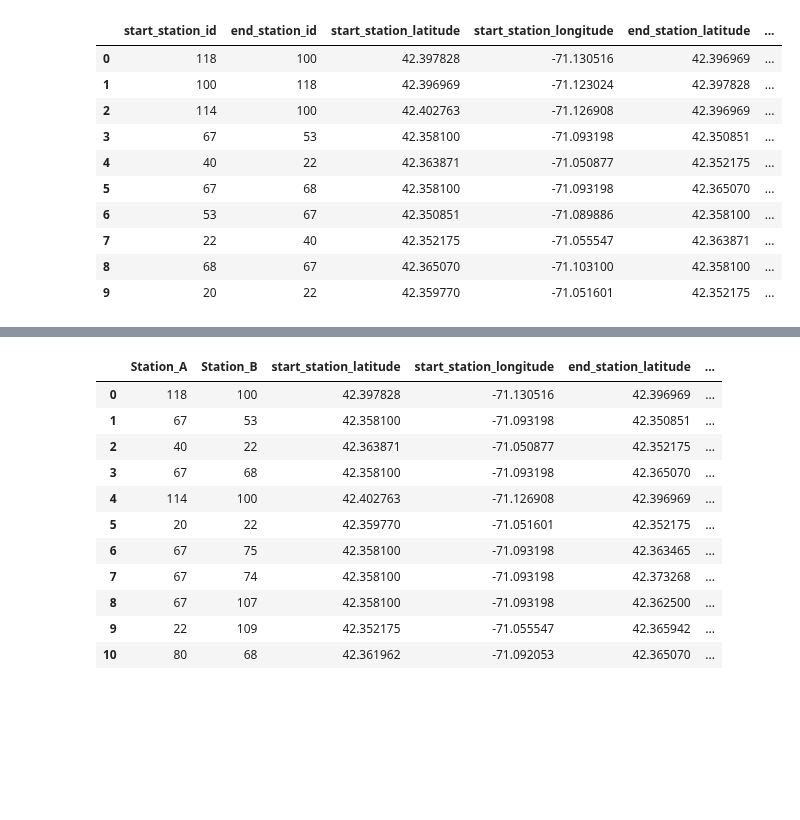
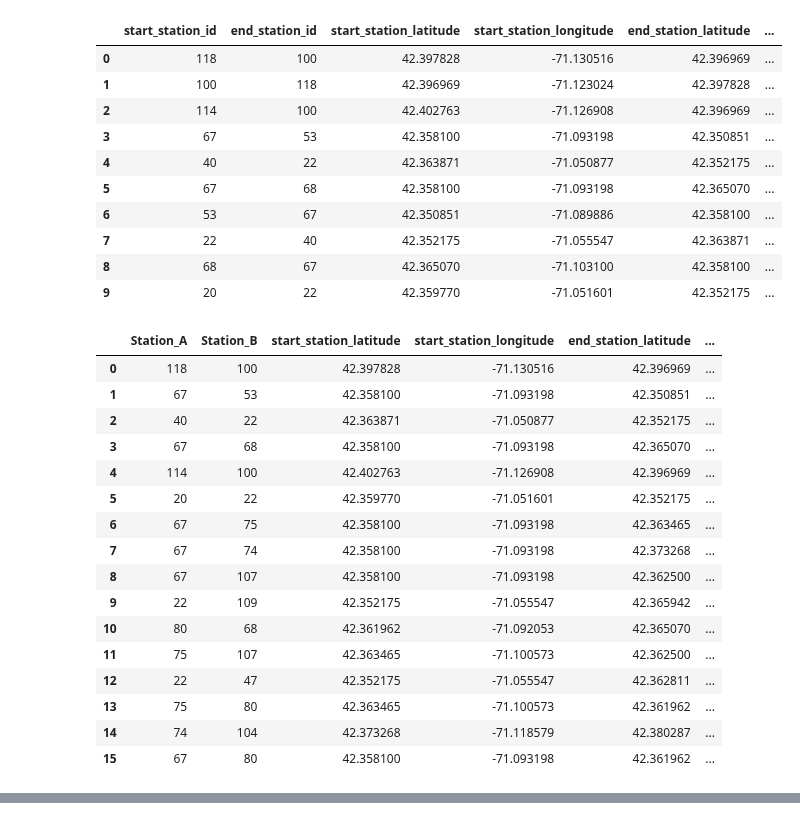
Before and after one commit to RavenRudi/AA_Group16, a Jupyter notebook: data_exploration.ipynb, the cells around one changed output, grey strips where cells are left out. Cells and saved outputs as stored; diff of their text form; code cells hidden in the pictures; blank space fills up the shorter version.

```diff
--- a/data_exploration.ipynb
+++ b/data_exploration.ipynb
@@ -375,4 +378,40 @@ df_trips.head(10)
 | 7 | 22 | 40 | 42.352175 | -71.055547 | 42.363871 | ... |
 | 8 | 68 | 67 | 42.365070 | -71.103100 | 42.358100 | ... |
 | 9 | 20 | 22 | 42.359770 | -71.051601 | 42.352175 | ... |
+# %%
+df_top_trips = df_trips.head(47).copy() #most common trips ignoring direction of trip, filter is 47 as we only use values above 1000
+
+for j in range(0, len(df_top_trips)):
+    if j < len(df_top_trips):
+        for i in range (0, len(df_top_trips)):
+            if i < len(df_top_trips):
+                if df_top_trips.at[j,'start_station_id'] == df_top_trips.at[i, 'end_station_id'] and df_top_trips.at[i,'start_station_id'] == df_top_trips.at[j, 'end_station_id']:
+                    df_top_trips.at[j, 'count_trips'] = df_top_trips.at[i, 'count_trips'] + df_top_trips.at[j, 'count_trips']
+                    df_top_trips = df_top_trips.drop(i)
+                df_top_trips.index = range(0, len(df_top_trips))
+
+
+df_top_trips = df_top_trips.sort_values('count_trips', ascending = False)
+df_top_trips.index = range(0, len(df_top_trips))
+df_top_trips = df_top_trips.rename(columns = {'start_station_id' : 'Station_A', 'end_station_id' : 'Station_B'})
+df_top_trips= df_top_trips.head(16) #huge drop off from above 2000 to 1300 total trips from 16 to 17
+df_top_trips
+# %% [output]
+|  | Station_A | Station_B | start_station_latitude | start_station_longitude | end_station_latitude | ... |
+| 0 | 118 | 100 | 42.397828 | -71.130516 | 42.396969 | ... |
+| 1 | 67 | 53 | 42.358100 | -71.093198 | 42.350851 | ... |
+| 2 | 40 | 22 | 42.363871 | -71.050877 | 42.352175 | ... |
+| 3 | 67 | 68 | 42.358100 | -71.093198 | 42.365070 | ... |
+| 4 | 114 | 100 | 42.402763 | -71.126908 | 42.396969 | ... |
+| 5 | 20 | 22 | 42.359770 | -71.051601 | 42.352175 | ... |
+| 6 | 67 | 75 | 42.358100 | -71.093198 | 42.363465 | ... |
+| 7 | 67 | 74 | 42.358100 | -71.093198 | 42.373268 | ... |
+| 8 | 67 | 107 | 42.358100 | -71.093198 | 42.362500 | ... |
+| 9 | 22 | 109 | 42.352175 | -71.055547 | 42.365942 | ... |
+| 10 | 80 | 68 | 42.361962 | -71.092053 | 42.365070 | ... |
+| 11 | 75 | 107 | 42.363465 | -71.100573 | 42.362500 | ... |
+| 12 | 22 | 47 | 42.352175 | -71.055547 | 42.362811 | ... |
+| 13 | 75 | 80 | 42.363465 | -71.100573 | 42.361962 | ... |
+| 14 | 74 | 104 | 42.373268 | -71.118579 | 42.380287 | ... |
+| 15 | 67 | 80 | 42.358100 | -71.093198 | 42.361962 | ... |
 # %%
@@ -401,33 +438,2 @@ m
 # %% [output]
 [interactive output not drawn]
-# %%
-df_top_trips = df_trips.head(47).copy() #most common trips ignoring direction of trip, filter is 47 as we only use values above 1000
-
-for j in range(0, len(df_top_trips)):
-    if j < len(df_top_trips):
-        for i in range (0, len(df_top_trips)):
-            if i < len(df_top_trips):
-                if df_top_trips.at[j,'start_station_id'] == df_top_trips.at[i, 'end_station_id'] and df_top_trips.at[i,'start_station_id'] == df_top_trips.at[j, 'end_station_id']:
-                    df_top_trips.at[j, 'count_trips'] = df_top_trips.at[i, 'count_trips'] + df_top_trips.at[j, 'count_trips']
-                    df_top_trips = df_top_trips.drop(i)
-                df_top_trips.index = range(0, len(df_top_trips))
-
-
-df_top_trips = df_top_trips.sort_values('count_trips', ascending = False)
-df_top_trips.index = range(0, len(df_top_trips))
-df_top_trips = df_top_trips.rename(columns = {'start_station_id' : 'Station_A', 'end_station_id' : 'Station_B'})
-df_top_trips = df_top_trips.head(11) #above 2300 total trips and close to top 10
-df_top_trips
-# %% [output]
-|  | Station_A | Station_B | start_station_latitude | start_station_longitude | end_station_latitude | ... |
-| 0 | 118 | 100 | 42.397828 | -71.130516 | 42.396969 | ... |
-| 1 | 67 | 53 | 42.358100 | -71.093198 | 42.350851 | ... |
-| 2 | 40 | 22 | 42.363871 | -71.050877 | 42.352175 | ... |
-| 3 | 67 | 68 | 42.358100 | -71.093198 | 42.365070 | ... |
-| 4 | 114 | 100 | 42.402763 | -71.126908 | 42.396969 | ... |
-| 5 | 20 | 22 | 42.359770 | -71.051601 | 42.352175 | ... |
-| 6 | 67 | 75 | 42.358100 | -71.093198 | 42.363465 | ... |
-| 7 | 67 | 74 | 42.358100 | -71.093198 | 42.373268 | ... |
-| 8 | 67 | 107 | 42.358100 | -71.093198 | 42.362500 | ... |
-| 9 | 22 | 109 | 42.352175 | -71.055547 | 42.365942 | ... |
-| 10 | 80 | 68 | 42.361962 | -71.092053 | 42.365070 | ... |
```
Also changed, not shown: parts of 9 cells of this notebook.
